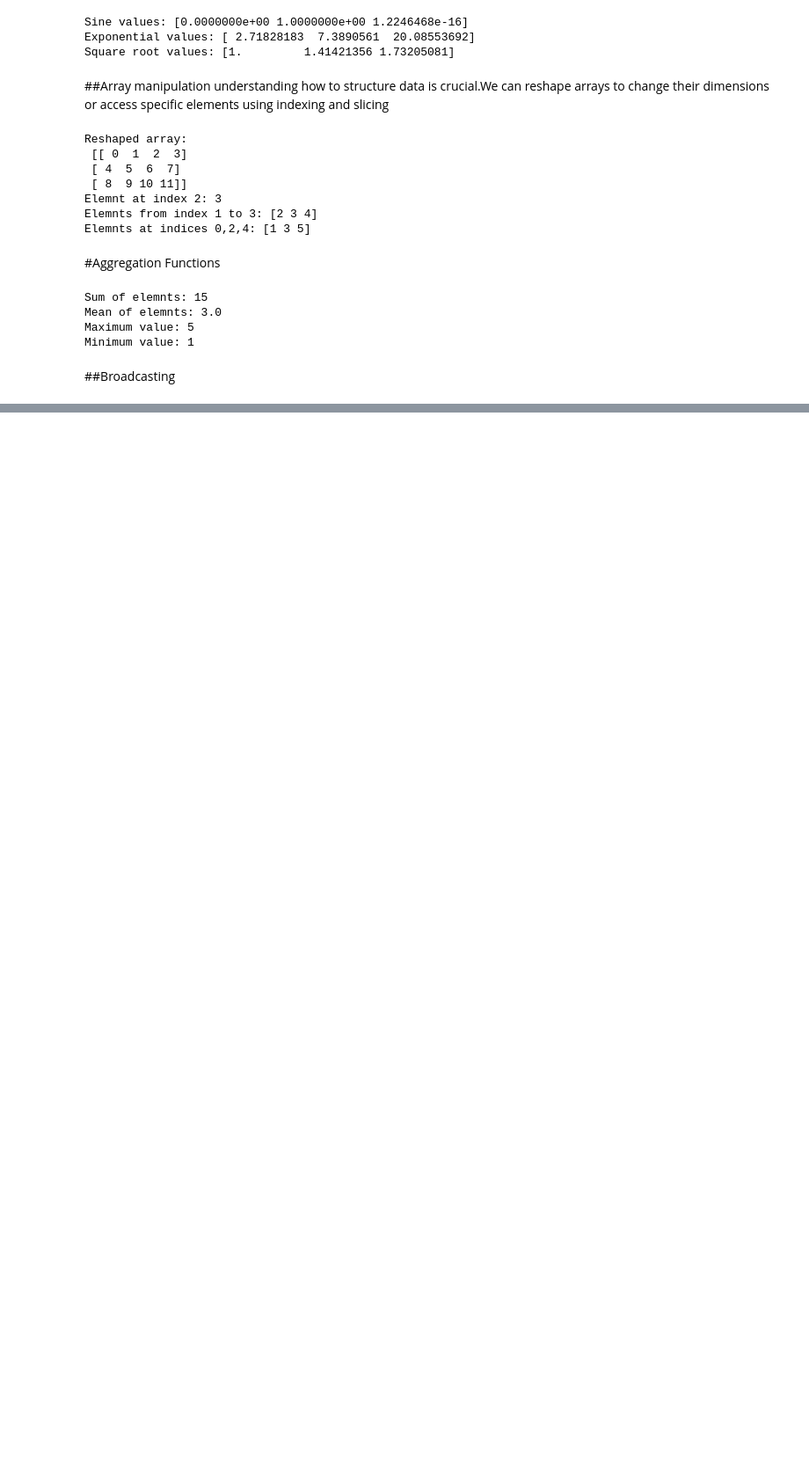
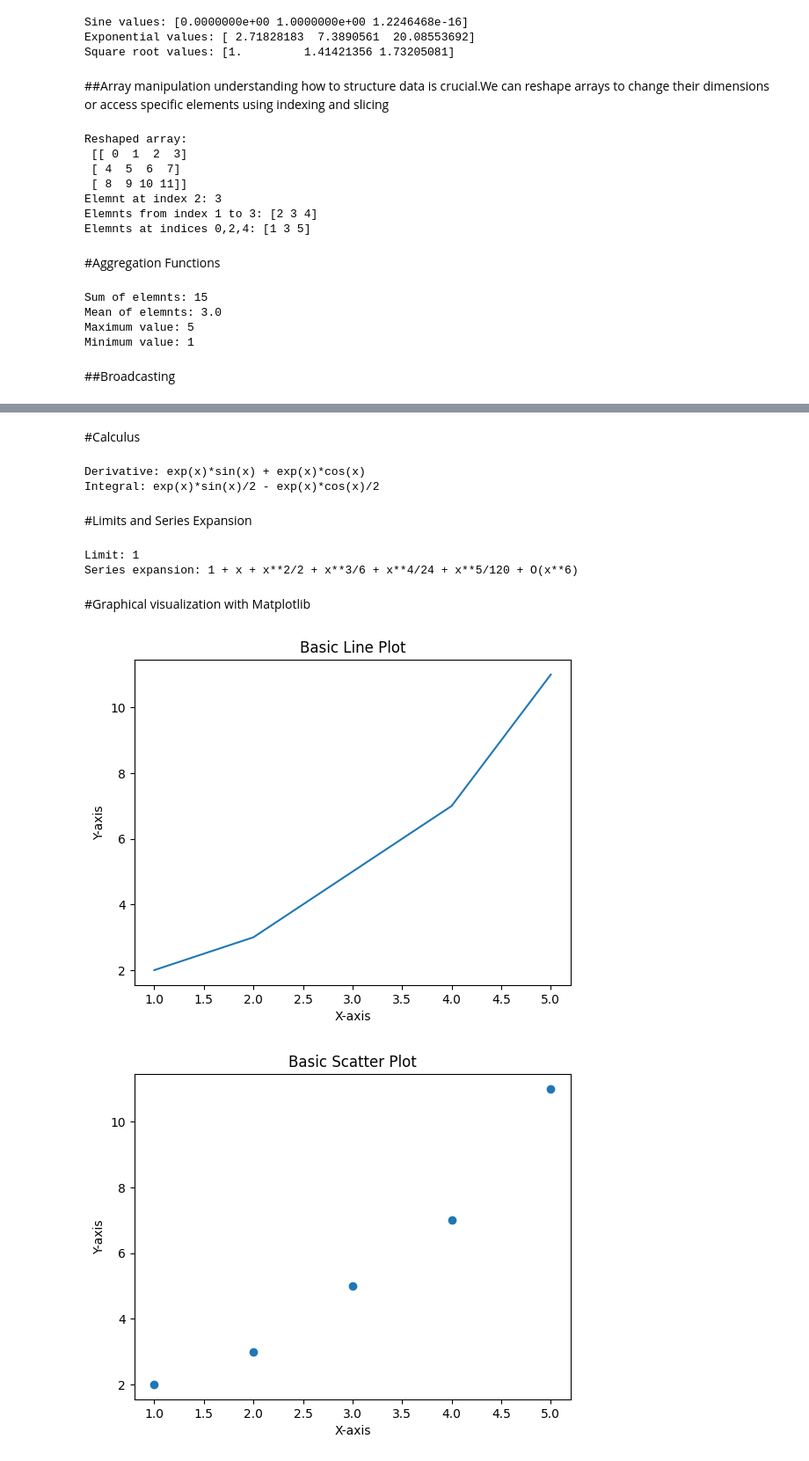
Before and after one commit to vasudev006/S2Codebase, a Jupyter notebook: S2_EXPERIMENT_2.ipynb, the cells around one changed output, grey strips where cells are left out. Shown at 88% size. Saved outputs shown, nothing was run; the diff lists cells and outputs as text; code cells hidden in the pictures; blank space fills up the shorter version.

```diff
--- a/S2_EXPERIMENT_2.ipynb
+++ b/S2_EXPERIMENT_2.ipynb
@@ -92,0 +136,56 @@ array_2d=np.array
+# %% [markdown]
+#Calculus
+# %%
+#Define a function
+f=sp.sin(x)*sp.exp(x)
+
+#differentiate the function
+f_prime=sp.diff(f,x)
+print(f"Derivative: {f_prime}")
+
+#Integrate the function
+integral=sp.integrate(f,x)
+print(f"Integral: {integral}")
+# %% [output]
+Derivative: exp(x)*sin(x) + exp(x)*cos(x)
+Integral: exp(x)*sin(x)/2 - exp(x)*cos(x)/2
+# %% [markdown]
+#Limits and Series Expansion
+# %%
+#Limit of sin(x)/x as x approaches 0
+f_limit=sp.sin(x)/x
+limit_val=sp.limit(f_limit,x,0)
+print(f"Limit: {limit_val}")
+
+#Series expansion of e^x around x=0
+f_exp=sp.exp(x)
+series_f=sp.series(f_exp,x,0,6)
+print(f"Series expansion: {series_f}")
+# %% [output]
+Limit: 1
+Series expansion: 1 + x + x**2/2 + x**3/6 + x**4/24 + x**5/120 + O(x**6)
+# %% [markdown]
+#Graphical visualization with Matplotlib
+# %%
+import matplotlib.pyplot as plt
+
+#Data
+x=[1,2,3,4,5]
+y=[2,3,5,7,11]
+
+#Basic line plot
+plt.plot(x,y)
+plt.xlabel('X-axis')
+plt.ylabel('Y-axis')
+plt.title('Basic Line Plot')
+plt.show()
+
+#Basic scatter plot
+plt.scatter(x,y)
+plt.xlabel('X-axis')
+plt.ylabel('Y-axis')
+plt.title('Basic Scatter Plot')
+plt.show()
+# %% [output]
+[figure, added]
+[figure, added]
```
Also changed, not shown: parts of 5 cells of this notebook.
